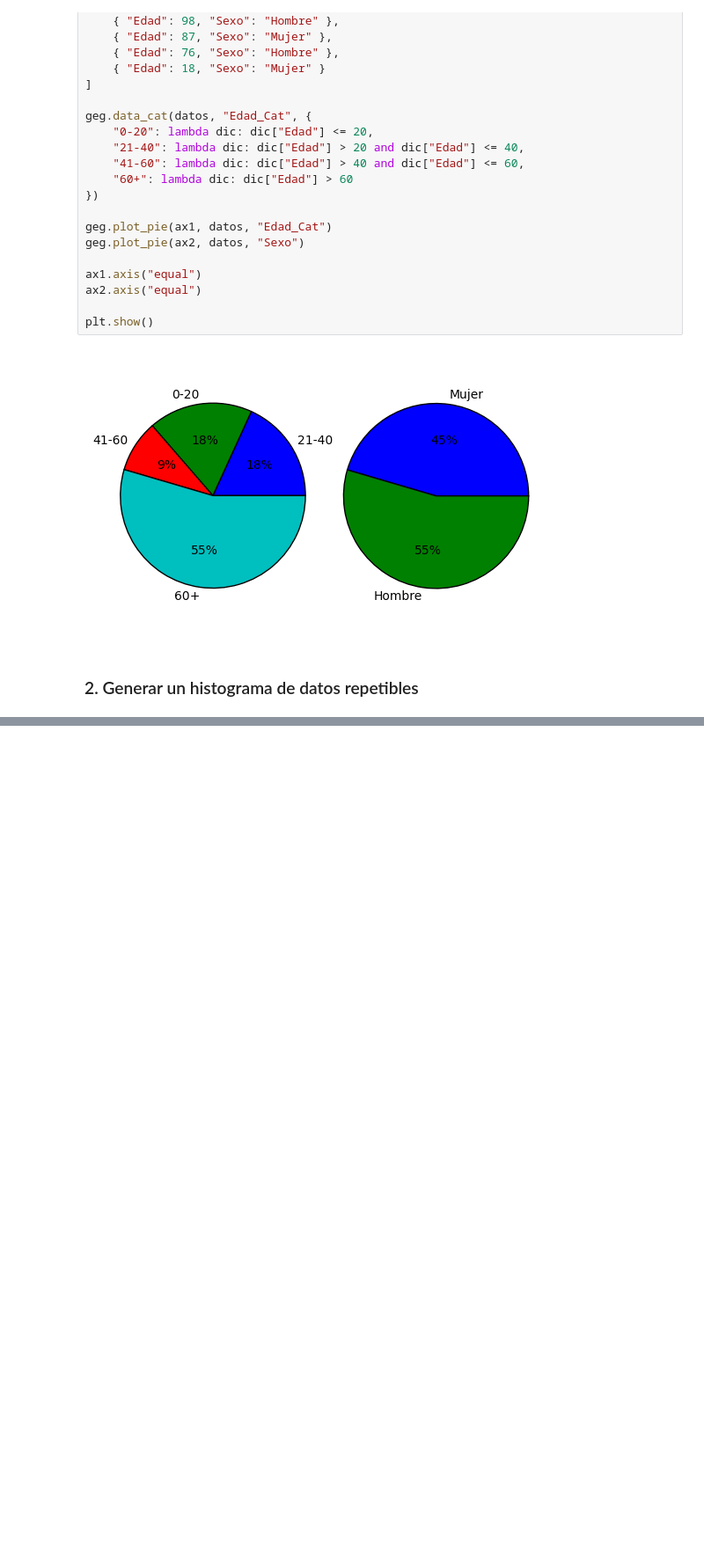
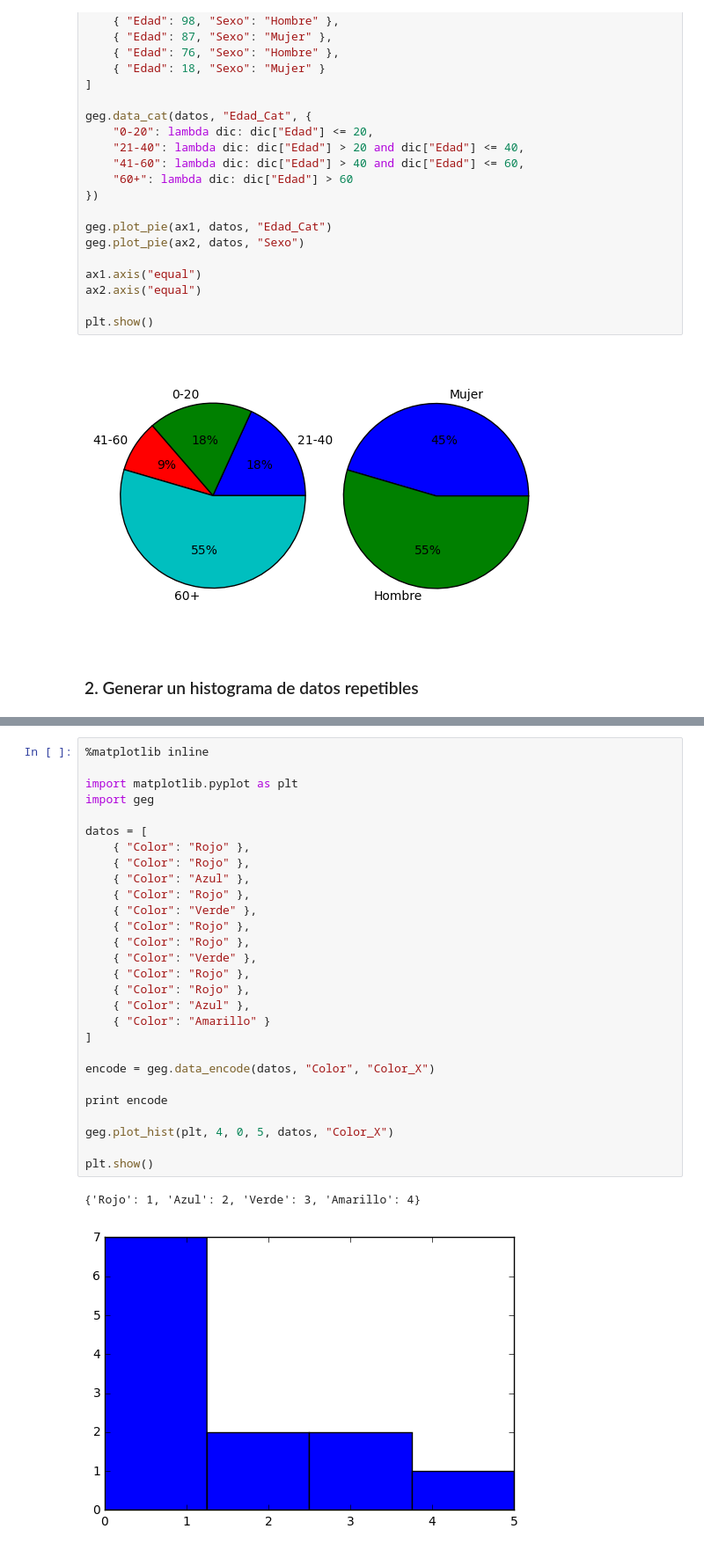
Before and after one commit to badillosoft/python-economics, a Jupyter notebook: Libreria GEG.ipynb, the cells around one changed output, grey strips where cells are left out. Shown at 88% size. Saved outputs shown, nothing was run; the diff lists cells and outputs as text; blank space fills up the shorter version.

```diff
--- a/Libreria GEG.ipynb
+++ b/Libreria GEG.ipynb
@@ -218,0 +218,31 @@ plt.show()
+# %%
+%matplotlib inline
+
+import matplotlib.pyplot as plt
+import geg
+
+datos = [
+    { "Color": "Rojo" },
+    { "Color": "Rojo" },
+    { "Color": "Azul" },
+    { "Color": "Rojo" },
+    { "Color": "Verde" },
+    { "Color": "Rojo" },
+    { "Color": "Rojo" },
+    { "Color": "Verde" },
+    { "Color": "Rojo" },
+    { "Color": "Rojo" },
+    { "Color": "Azul" },
+    { "Color": "Amarillo" }
+]
+
+encode = geg.data_encode(datos, "Color", "Color_X")
+
+print encode
+
+geg.plot_hist(plt, 4, 0, 5, datos, "Color_X")
+
+plt.show()
+# %% [output]
+{'Rojo': 1, 'Azul': 2, 'Verde': 3, 'Amarillo': 4}
+[figure, added]
```
Also changed, not shown: parts of 4 cells of this notebook, 2 other files.
